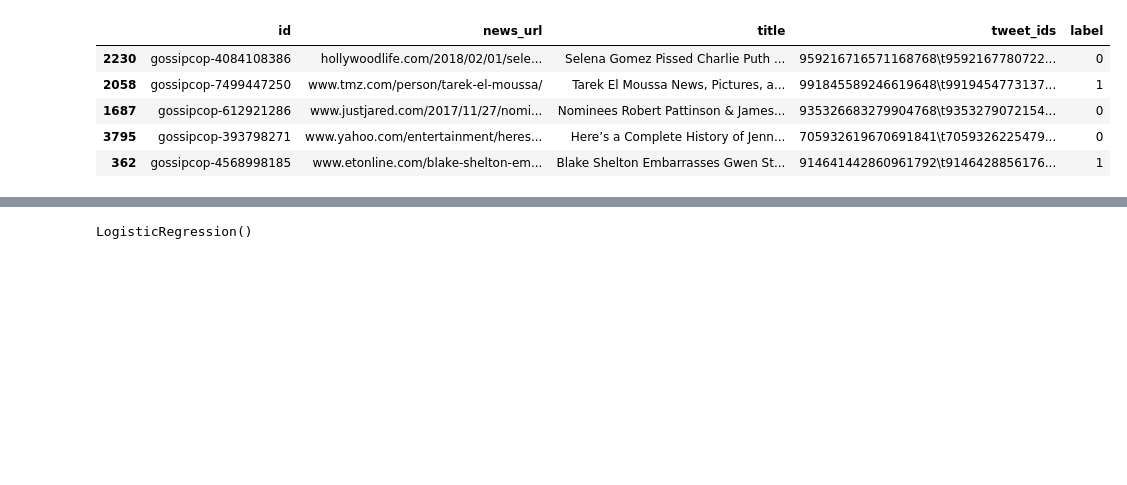
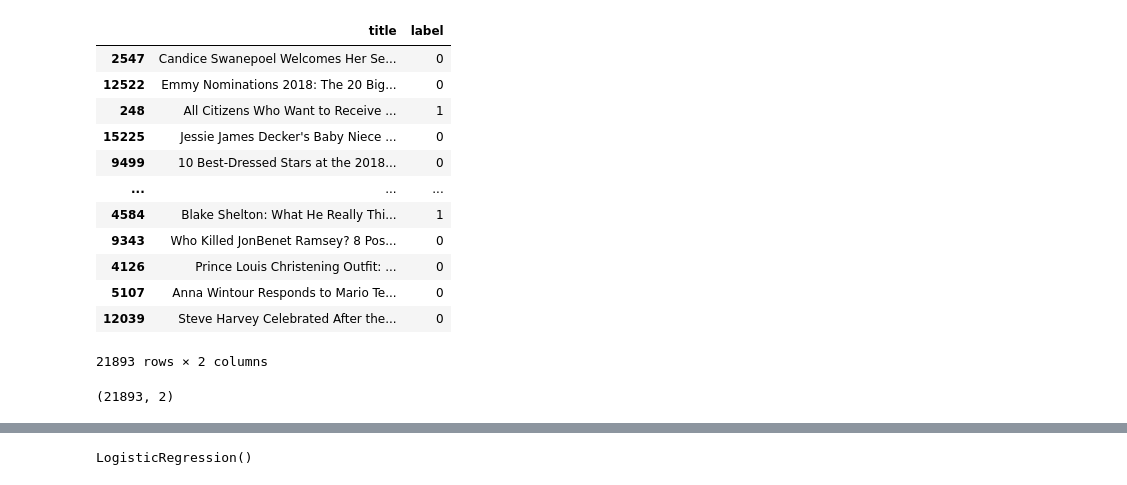
Before and after one commit to man1sh1409/fakeNewsSocialMediaProspective, a Jupyter notebook: fake_news.ipynb, the cells around one changed output, grey strips where cells are left out. Saved outputs shown, nothing was run; the diff lists cells and outputs as text; code cells hidden in the pictures; blank space fills up the shorter version.

```diff
--- a/fake_news.ipynb
+++ b/fake_news.ipynb
@@ -51,0 +37,3 @@ memory usage: 19.6+ KB
+# %%
+df2=pd.read_csv('/content/politifact_real.csv',usecols=['title'])
+df2
@@ -51,0 +54,3 @@ memory usage: 19.6+ KB
+# %%
+df3=pd.read_csv('/content/gossipcop_fake.csv',usecols=['title'])
+df3
@@ -51,0 +71,3 @@ memory usage: 19.6+ KB
+# %%
+df4=pd.read_csv('/content/politifact_fake.csv',usecols=['title'])
+df4
@@ -52,3 +88,8 @@ memory usage: 19.6+ KB
+# %%
+df1=df1.drop(labels=['id','news_url','tweet_ids'],axis=1)
+df2=df2.drop(labels=['id','news_url','tweet_ids'],axis=1)
+df3=df3.drop(labels=['id','news_url','tweet_ids'],axis=1)
+df4=df4.drop(labels=['id','news_url','tweet_ids'],axis=1)
 # %%
 #combine the real and fake datasets
 df_real=pd.concat([df1,df2],axis=0)
@@ -120,14 +172,25 @@ df=pd.concat([df_real,df_fake])
 # %%
 # shuffle the final dataset to ovecome the over fitting
 df=df.sample(frac=1)
-df.head()
+df
 # %% [output]
-|  | id | news_url | title | tweet_ids | label |
-| 2230 | gossipcop-4084108386 | hollywoodlife.com/2018/02/01/sele... | Selena Gomez Pissed Charlie Puth ... | 959216716571168768\t9592167780722... | 0 |
-| 2058 | gossipcop-7499447250 | www.tmz.com/person/tarek-el-moussa/ | Tarek El Moussa News, Pictures, a... | 991845589246619648\t9919454773137... | 1 |
-| 1687 | gossipcop-612921286 | www.justjared.com/2017/11/27/nomi... | Nominees Robert Pattinson & James... | 935326683279904768\t9353279072154... | 0 |
-| 3795 | gossipcop-393798271 | www.yahoo.com/entertainment/heres... | Here’s a Complete History of Jenn... | 705932619670691841\t7059326225479... | 0 |
-| 362 | gossipcop-4568998185 | www.etonline.com/blake-shelton-em... | Blake Shelton Embarrasses Gwen St... | 914641442860961792\t9146428856176... | 1 |
+|  | title | label |
+| 2547 | Candice Swanepoel Welcomes Her Se... | 0 |
+| 12522 | Emmy Nominations 2018: The 20 Big... | 0 |
+| 248 | All Citizens Who Want to Receive ... | 1 |
+| 15225 | Jessie James Decker's Baby Niece ... | 0 |
+| 9499 | 10 Best-Dressed Stars at the 2018... | 0 |
+| ... | ... | ... |
+| 4584 | Blake Shelton: What He Really Thi... | 1 |
+| 9343 | Who Killed JonBenet Ramsey? 8 Pos... | 0 |
+| 4126 | Prince Louis Christening Outfit: ... | 0 |
+| 5107 | Anna Wintour Responds to Mario Te... | 0 |
+| 12039 | Steve Harvey Celebrated After the... | 0 |
+21893 rows × 2 columns
+# %%
+df.shape
+# %% [output]
+(21893, 2)
 # %%
 # count the distinct label value
 df.label.value_counts()
```
Also changed, not shown: parts of 22 cells of this notebook.
